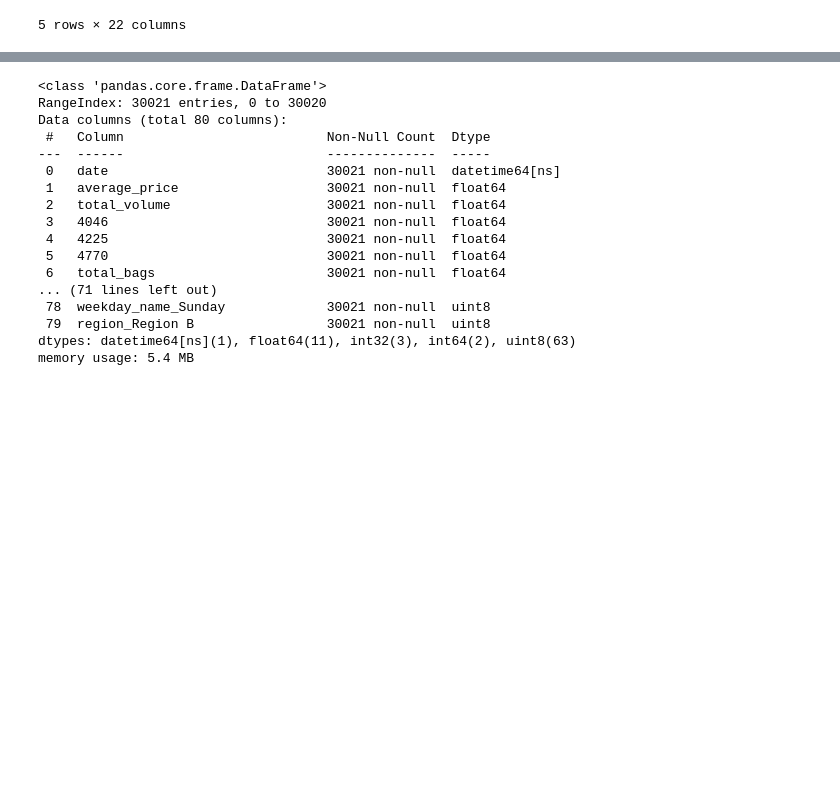
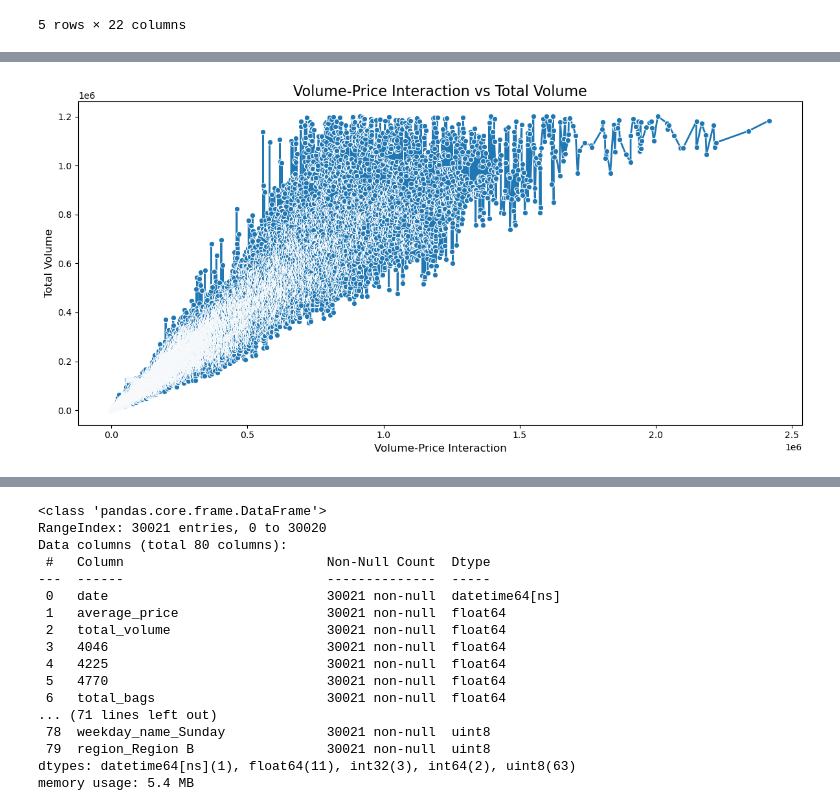
Before and after one commit to AbdelmenamAdel/Sales_Forcasting_and_Optimization_DEPI_Project, a Jupyter notebook: Milestone_1.ipynb, the cells around one changed output, grey strips where cells are left out. Cells and saved outputs as stored; diff of their text form; code cells hidden in the pictures; blank space fills up the shorter version.

```diff
--- a/Milestone_1.ipynb
+++ b/Milestone_1.ipynb
@@ -634,0 +691,11 @@ df.head()
+# %%
+# This plot shows the relationship between volume-price interaction and total sales volume.
+plt.figure(figsize=(12,6))
+sns.lineplot(data=df, x='volume_price_interaction', y='total_volume', marker='o', palette='Blues', lw=2)
+plt.title('Volume-Price Interaction vs Total Volume', fontsize=16)
+plt.xlabel('Volume-Price Interaction', fontsize=12)
+plt.ylabel('Total Volume', fontsize=12)
+plt.tight_layout()
+plt.show()
+# %% [output]
+[figure, added]
```
Also changed, not shown: parts of 38 cells of this notebook.
